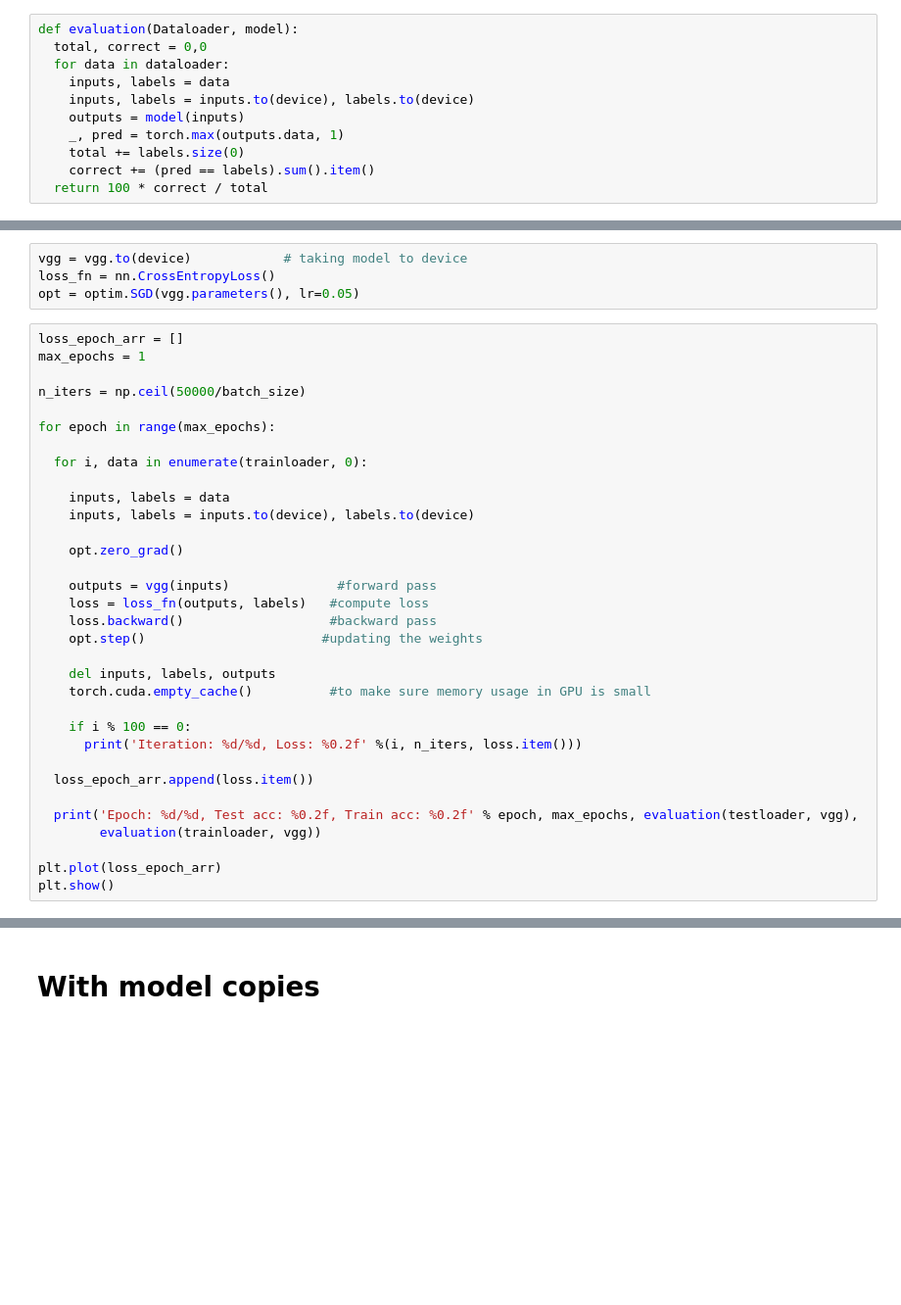
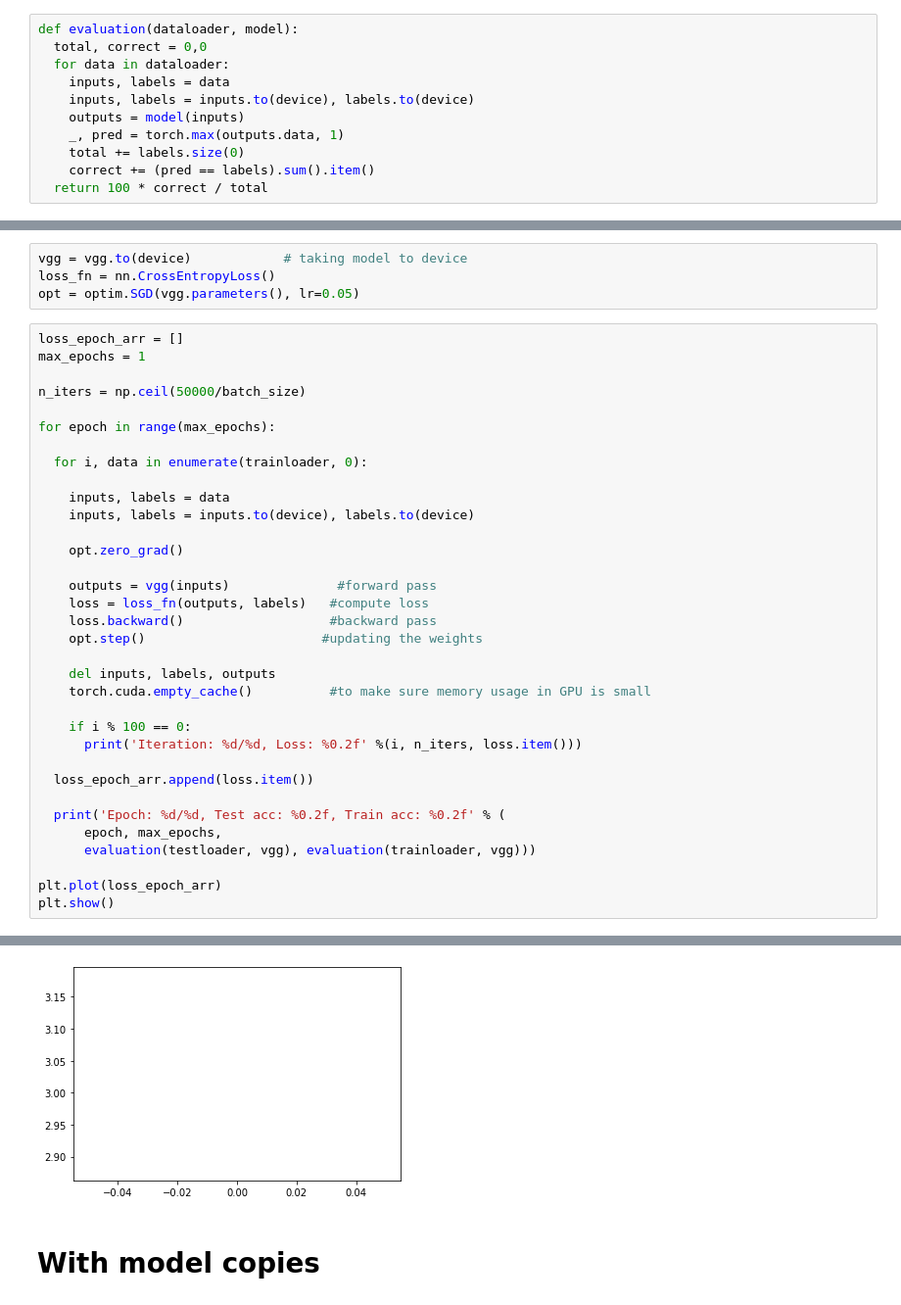
Before and after one commit to Arpitkamal/Deep-Learning---Deep-Convolutional-Neural-Networks, a Jupyter notebook: LargeCNNs.ipynb, the cells around one changed output, grey strips where cells are left out. Shown: that part at 98% size. Cells and saved outputs as stored; diff of their text form; blank space fills up the shorter version.

```diff
--- a/LargeCNNs.ipynb
+++ b/LargeCNNs.ipynb
@@ -160,7 +160,7 @@ batch_size = 16
 trainloader = torch.utils.data.DataLoader(trainset, batch_size=batch_size, shuffle=True)
 testloader = torch.utils.data.DataLoader(testset, batch_size=batch_size, shuffle=False)
 # %%
-def evaluation(Dataloader, model):
+def evaluation(dataloader, model):
   total, correct = 0,0
   for data in dataloader:
     inputs, labels = data
@@ -261,8 +262,10 @@ for epoch in range(max_epochs):
 
   loss_epoch_arr.append(loss.item())
 
-  print('Epoch: %d/%d, Test acc: %0.2f, Train acc: %0.2f' % epoch, max_epochs, evaluation(testloader, vgg),
-        evaluation(trainloader, vgg))
+  print('Epoch: %d/%d, Test acc: %0.2f, Train acc: %0.2f' % (
+      epoch, max_epochs,
+      evaluation(testloader, vgg), evaluation(trainloader, vgg)))
 
 plt.plot(loss_epoch_arr)
 plt.show()
+# %% [output]
@@ -269,3 +289,4 @@ plt.show()
+[figure, added]
 # %% [markdown]
 # With model copies
 # %%
```
Also changed, not shown: parts of 4 cells of this notebook.
